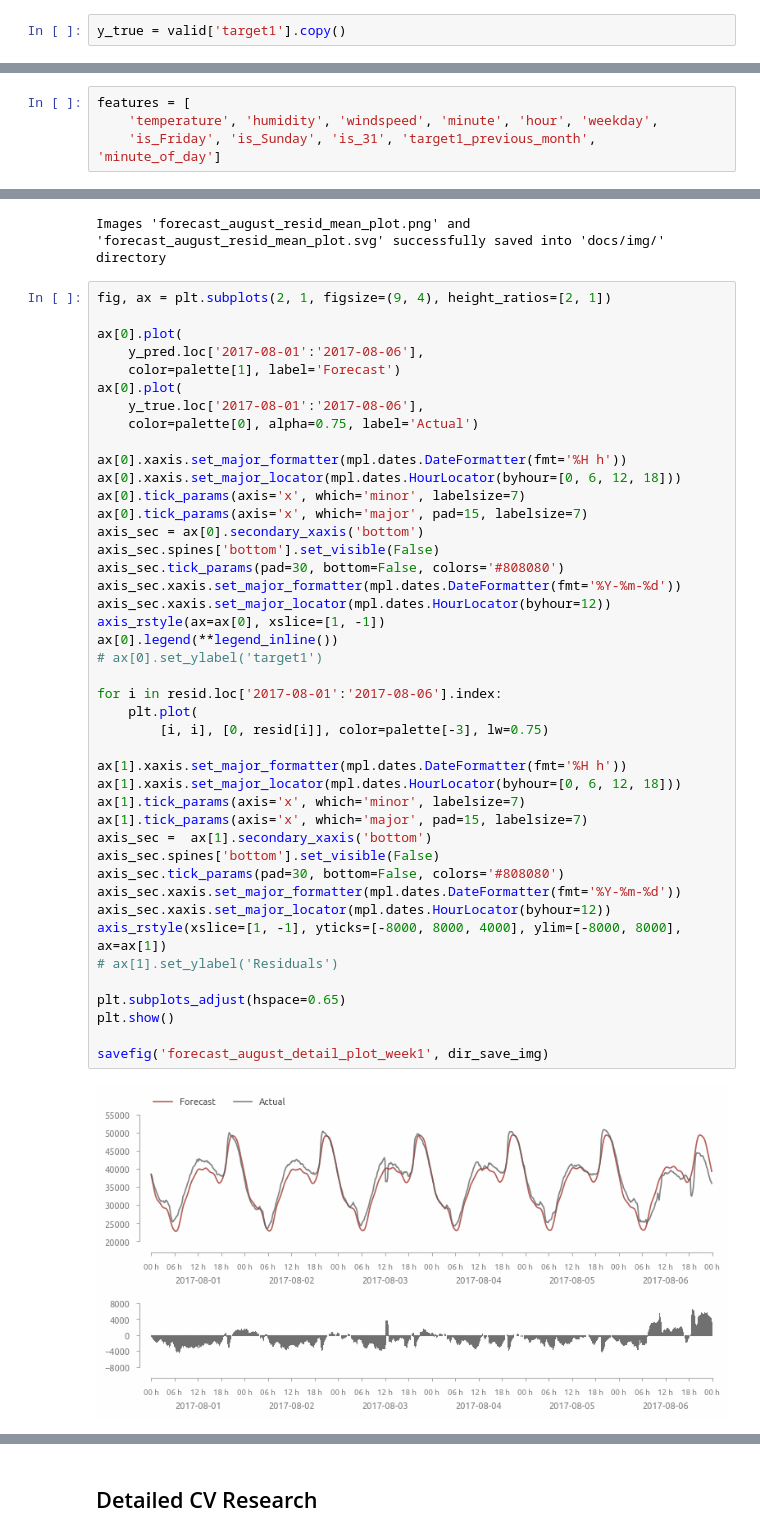
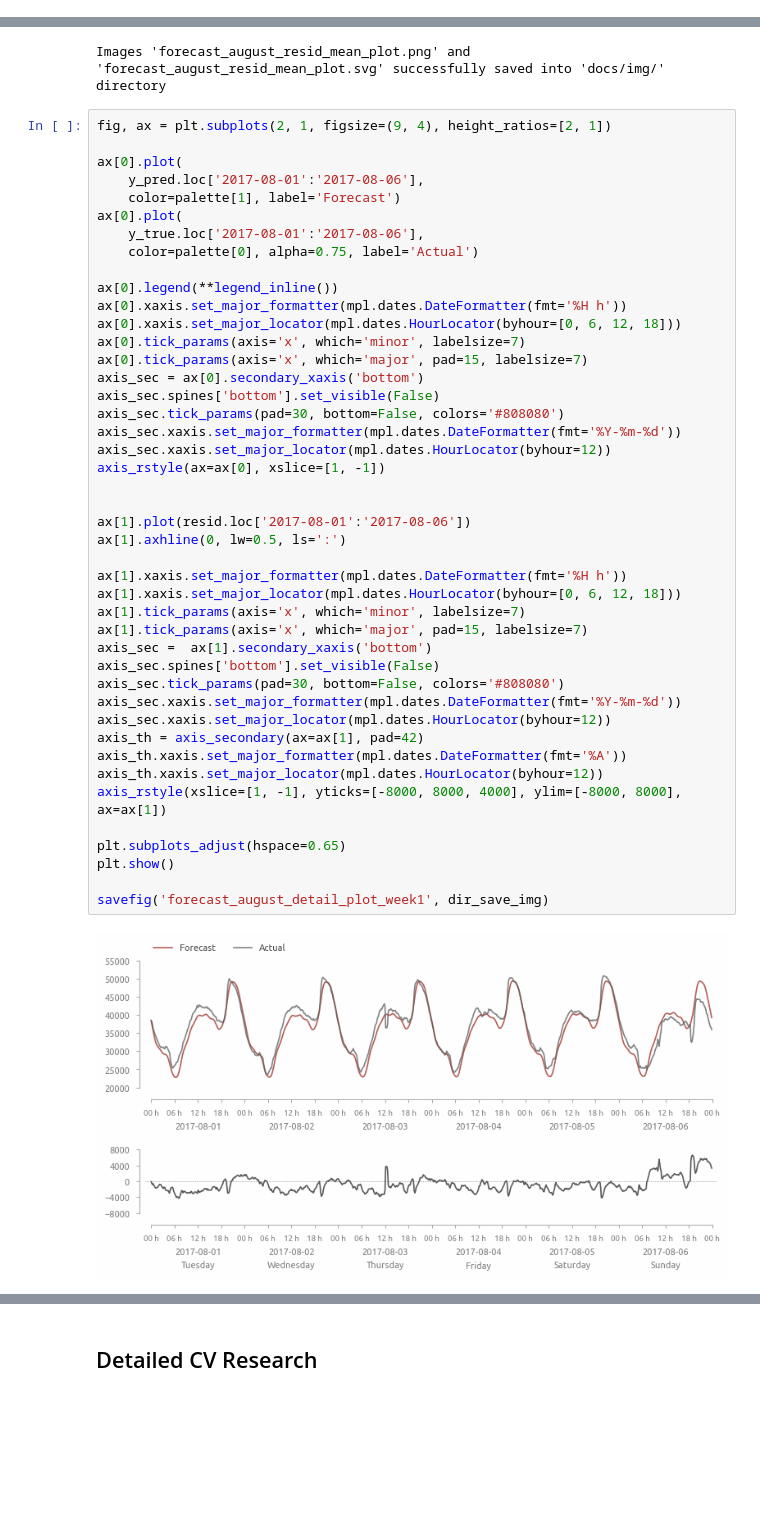
Before and after one commit to a-chasovsky/electric-power-consumption, a Jupyter notebook: 03-arima-month.ipynb, the cells around one changed output, grey strips where cells are left out. Saved outputs shown, nothing was run; the diff lists cells and outputs as text; blank space fills up the shorter version.

```diff
--- a/03-arima-month.ipynb
+++ b/03-arima-month.ipynb
@@ -223,2 +420,0 @@ Freq: 10min, Name: target1, Length: 4464, dtype: float64
-# %%
-y_true = valid['target1'].copy()
@@ -1220,7 +1356,3 @@ sm.tsa.stattools.adfuller(train.loc['2017-07-01':, 'target1_previous_month'])
   '5%': -2.8621914772569323,
   '10%': -2.567116785250736},
  67265.01178270859)
-# %%
-features = [
-    'temperature', 'humidity', 'windspeed', 'minute', 'hour', 'weekday',
-    'is_Friday', 'is_Sunday', 'is_31', 'target1_previous_month', 'minute_of_day']
@@ -1472,39 +1602,40 @@ ax[0].plot(
     y_true.loc['2017-08-01':'2017-08-06'],
     color=palette[0], alpha=0.75, label='Actual')
 
+ax[0].legend(**legend_inline())
 ax[0].xaxis.set_major_formatter(mpl.dates.DateFormatter(fmt='%H h'))
 ax[0].xaxis.set_major_locator(mpl.dates.HourLocator(byhour=[0, 6, 12, 18]))
 ax[0].tick_params(axis='x', which='minor', labelsize=7)
 ax[0].tick_params(axis='x', which='major', pad=15, labelsize=7)
 axis_sec = ax[0].secondary_xaxis('bottom')
 axis_sec.spines['bottom'].set_visible(False)
 axis_sec.tick_params(pad=30, bottom=False, colors='#808080')
 axis_sec.xaxis.set_major_formatter(mpl.dates.DateFormatter(fmt='%Y-%m-%d'))
 axis_sec.xaxis.set_major_locator(mpl.dates.HourLocator(byhour=12))
 axis_rstyle(ax=ax[0], xslice=[1, -1])
-ax[0].legend(**legend_inline())
-# ax[0].set_ylabel('target1')
 
-for i in resid.loc['2017-08-01':'2017-08-06'].index:
-    plt.plot(
-        [i, i], [0, resid[i]], color=palette[-3], lw=0.75)
+
+ax[1].plot(resid.loc['2017-08-01':'2017-08-06'])
+ax[1].axhline(0, lw=0.5, ls=':')
 
 ax[1].xaxis.set_major_formatter(mpl.dates.DateFormatter(fmt='%H h'))
 ax[1].xaxis.set_major_locator(mpl.dates.HourLocator(byhour=[0, 6, 12, 18]))
 ax[1].tick_params(axis='x', which='minor', labelsize=7)
 ax[1].tick_params(axis='x', which='major', pad=15, labelsize=7)
 axis_sec =  ax[1].secondary_xaxis('bottom')
 axis_sec.spines['bottom'].set_visible(False)
 axis_sec.tick_params(pad=30, bottom=False, colors='#808080')
 axis_sec.xaxis.set_major_formatter(mpl.dates.DateFormatter(fmt='%Y-%m-%d'))
 axis_sec.xaxis.set_major_locator(mpl.dates.HourLocator(byhour=12))
+axis_th = axis_secondary(ax=ax[1], pad=42)
+axis_th.xaxis.set_major_formatter(mpl.dates.DateFormatter(fmt='%A'))
+axis_th.xaxis.set_major_locator(mpl.dates.HourLocator(byhour=12))
 axis_rstyle(xslice=[1, -1], yticks=[-8000, 8000, 4000], ylim=[-8000, 8000], ax=ax[1])
-# ax[1].set_ylabel('Residuals')
 
 plt.subplots_adjust(hspace=0.65)
 plt.show()
 
 savefig('forecast_august_detail_plot_week1', dir_save_img)
 # %% [output]
-[figure, old version]
+[figure, new version]
 Images 'forecast_august_detail_plot_week1.png' and 'forecast_august_detail_plot_week1.svg' successfully saved into 'docs/img/' directory
```
Also changed, not shown: parts of 87 cells of this notebook, 25 other files.
